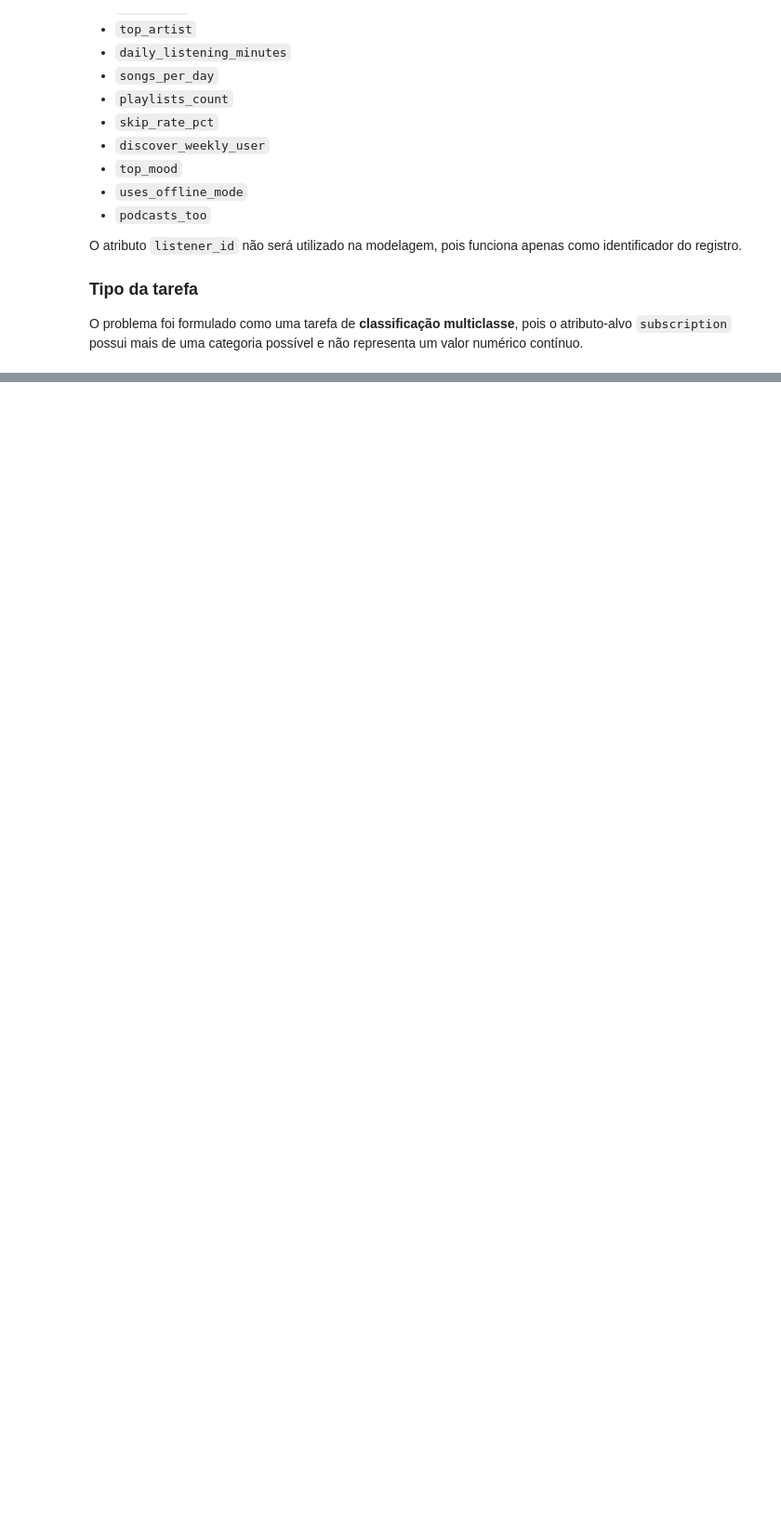
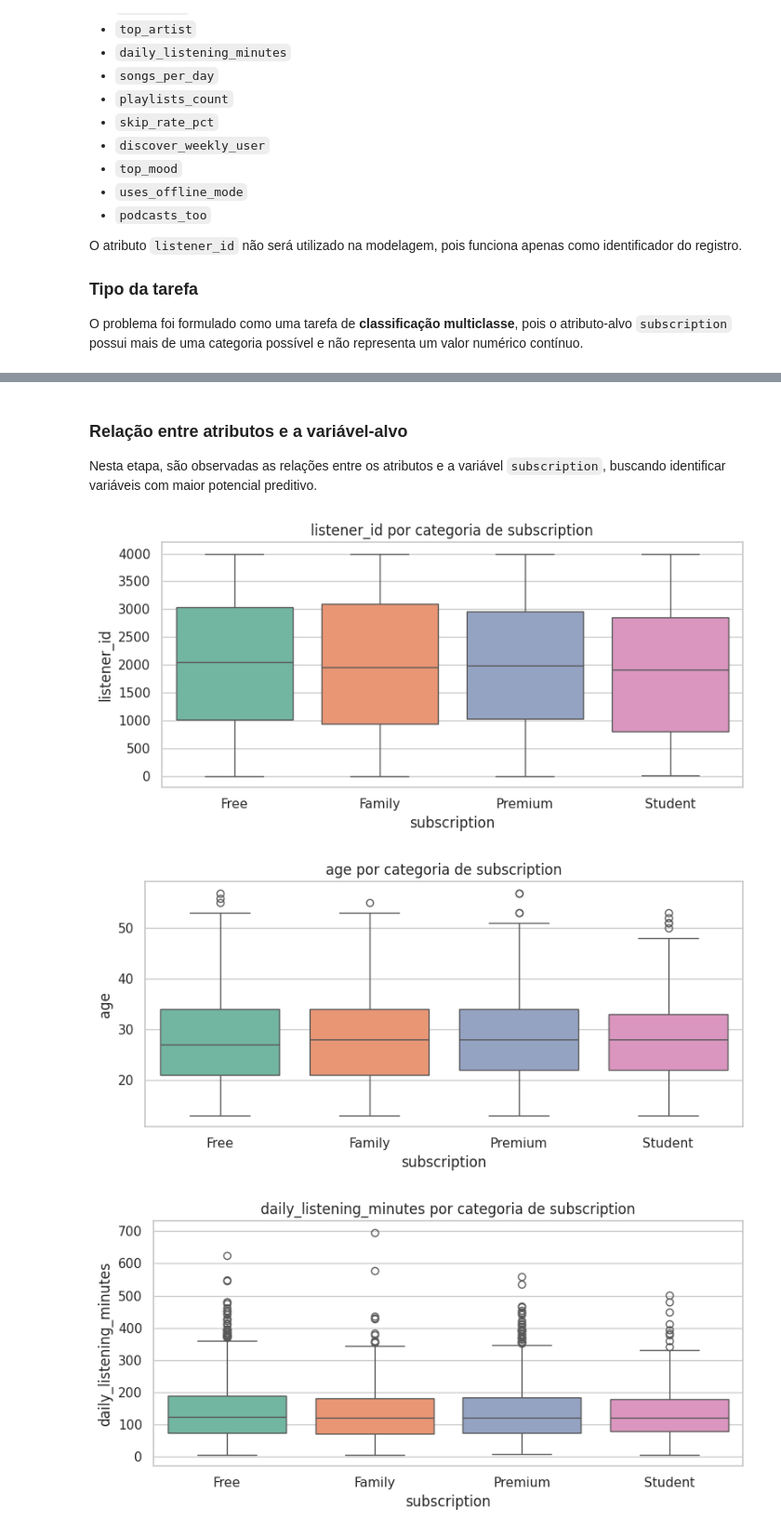
Before and after one commit to Arturgds/ProjetoFinalIA, a Jupyter notebook: ProjetoFinal.ipynb, the cells around one changed output, grey strips where cells are left out. Shown at 93% size. Drawn from its saved outputs; the diff is of its cells as text; code cells hidden in the pictures; blank space fills up the shorter version.

```diff
--- a/ProjetoFinal.ipynb
+++ b/ProjetoFinal.ipynb
@@ -128,0 +299,7 @@ Há sinais de desbalanceamento moderado entre as classes. Como o problema é de
+# %%
+for col in cat_cols:
+    print(f"\n### Frequência de: {col}")
+    freq = df[col].value_counts(dropna=False).reset_index()
+    freq.columns = [col, "frequencia"]
+    freq["percentual"] = (freq["frequencia"] / len(df) * 100).round(2)
+    display(freq.head(10))
@@ -128,0 +427,17 @@ Há sinais de desbalanceamento moderado entre as classes. Como o problema é de
+# %% [markdown]
+### Relação entre atributos e a variável-alvo
+
+Nesta etapa, são observadas as relações entre os atributos e a variável `subscription`, buscando identificar variáveis com maior potencial preditivo.
+# %%
+for col in num_cols:
+    plt.figure(figsize=(8, 4))
+    sns.boxplot(data=df, x=target, y=col, palette="Set2")
+    plt.title(f"{col} por categoria de subscription")
+    plt.xlabel("subscription")
+    plt.ylabel(col)
+    plt.tight_layout()
+    plt.show()
+# %% [output]
+[figure, added]
+[figure, added]
+[figure, added]
```
Also changed, not shown: parts of 58 cells of this notebook, 3 other files.
